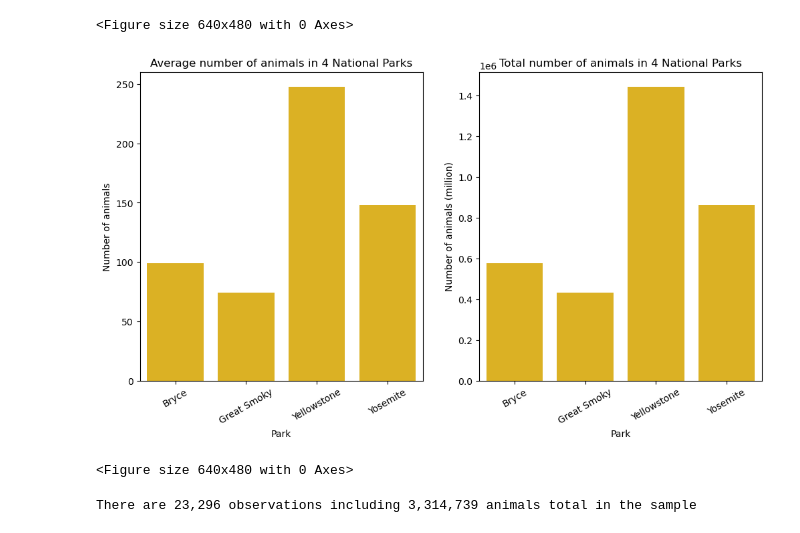
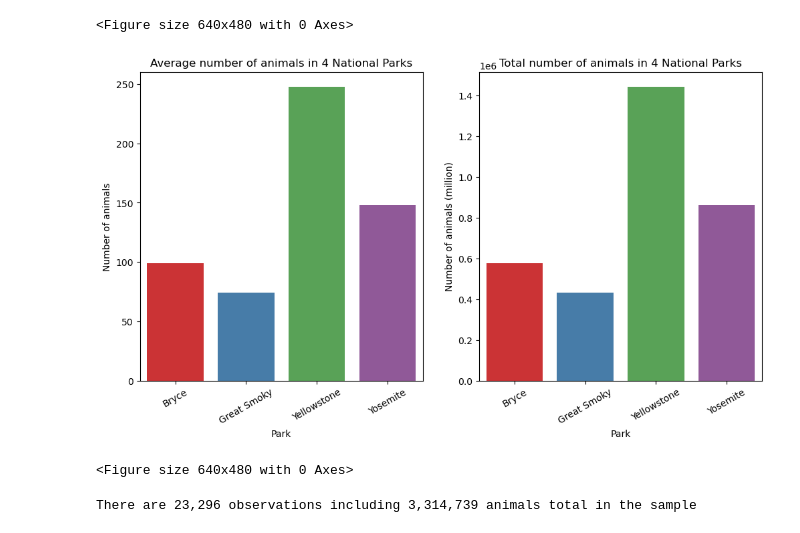
Before and after one commit to LiZoMark841619/Biodiversity_Project, a Jupyter notebook: biodiversity_starter/biodiversity.ipynb, the cells around one changed output. Saved outputs shown, nothing was run; the diff lists cells and outputs as text; code cells hidden in the pictures.

```diff
--- a/biodiversity_starter/biodiversity.ipynb
+++ b/biodiversity_starter/biodiversity.ipynb
@@ -94,22 +94,22 @@ plt.clf()
 # %%
 plt.figure(figsize=[12,6])
 plt.subplot(1,2,1)
-sns.barplot(x='park_name', y='observations', data=avg_animal, color='#FAC205')
+sns.barplot(x='park_name', y='observations', data=avg_animal)
 plt.title(f'Average number of animals in {avg_animal.park_name.nunique()} National Parks')
 plt.xlabel('Park')
 plt.ylabel('Number of animals')
 plt.xticks(rotation=30)
 plt.subplot(1,2,2)
-sns.barplot(x='park_name', y='observations', data=total_animal, color='#FAC205')
+sns.barplot(x='park_name', y='observations', data=total_animal)
 plt.title(f'Total number of animals in {total_animal.park_name.nunique()} National Parks')
 plt.xlabel('Park')
 plt.ylabel('Number of animals (million)')
 plt.xticks(rotation=30)
 plt.savefig('num_of_animals.png')
 plt.show()
 plt.clf()
 # %% [output]
-[figure, old version]
+[figure, new version]
 <Figure size 640x480 with 0 Axes>
 # %%
 print(f'There are {len(file1.observations):,} observations including {file1.observations.sum():,} animals total in the sample')
```
Also changed, not shown: 1 other file.
